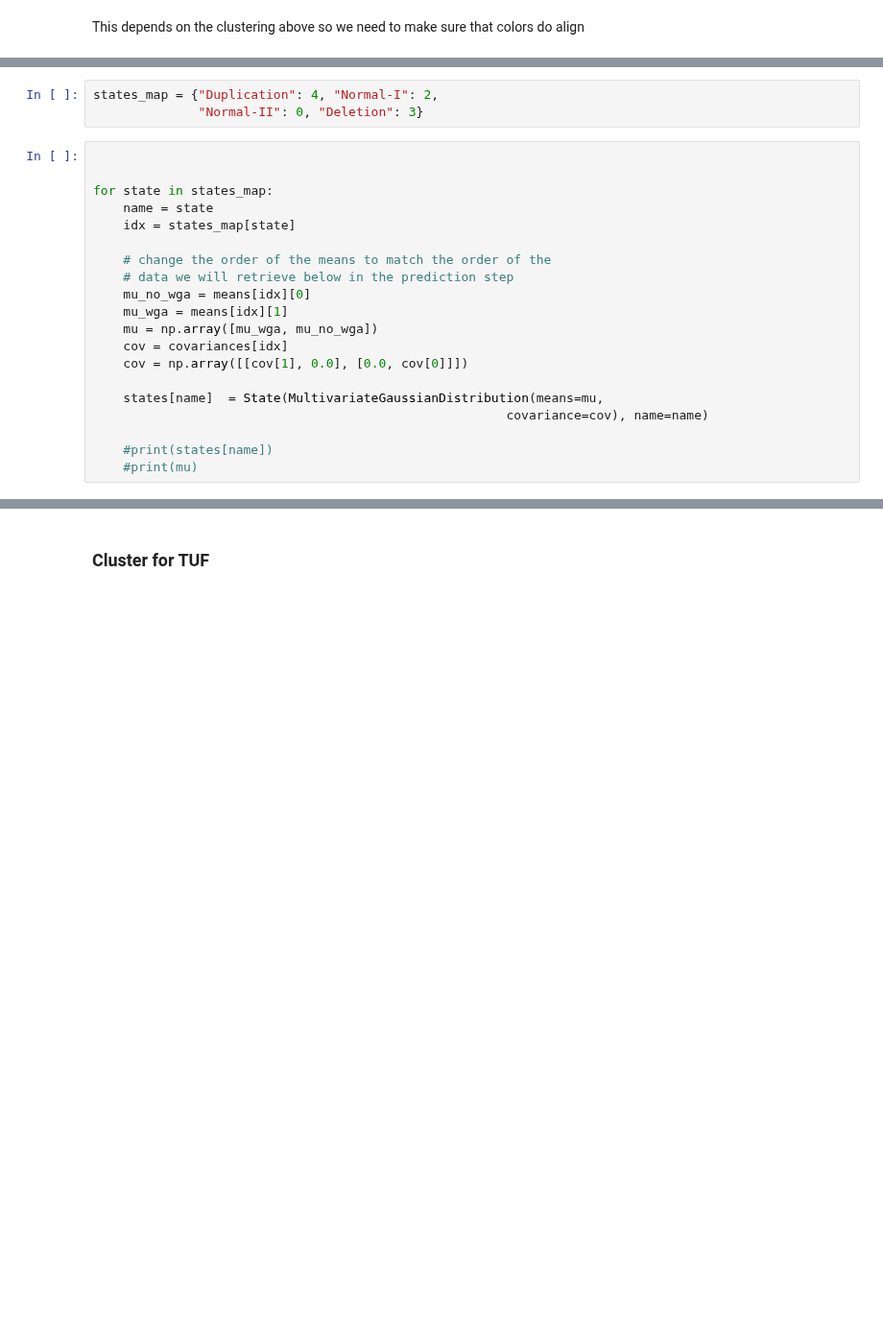
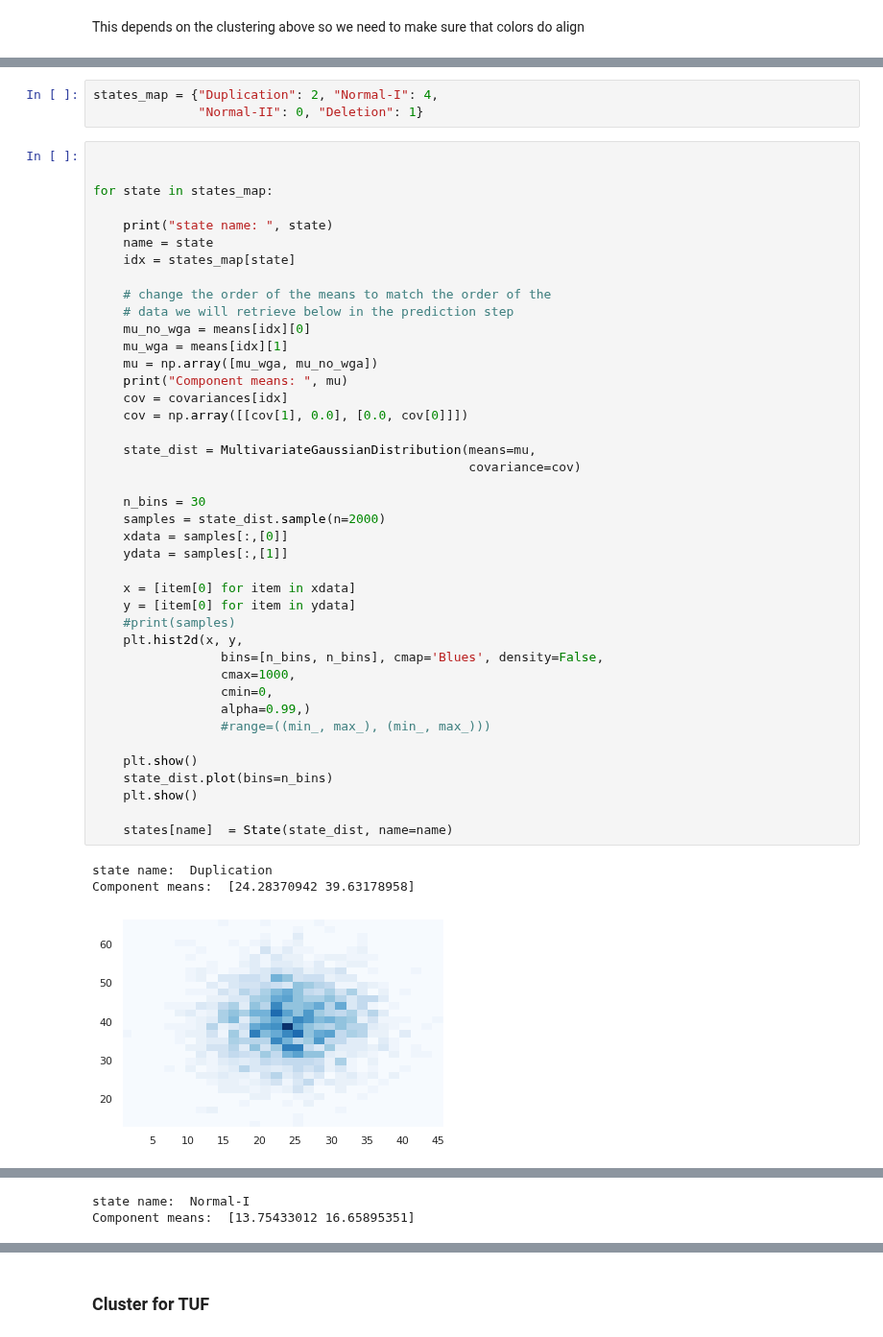
Before and after one commit to pockerman/hidden_markov_modeling, a Jupyter notebook: stories/story_15.ipynb, the cells around one changed output, grey strips where cells are left out. Shown at 96% size. Drawn from its saved outputs; the diff is of its cells as text; blank space fills up the shorter version.

```diff
--- a/stories/story_15.ipynb
+++ b/stories/story_15.ipynb
@@ -224,23 +225,48 @@ INFO: Component 4 means [39.63273133 24.28365303]
 # %%
-states_map = {"Duplication": 4, "Normal-I": 2,
-              "Normal-II": 0, "Deletion": 3}
+states_map = {"Duplication": 2, "Normal-I": 4,
+              "Normal-II": 0, "Deletion": 1}
 # %%
 
 
 for state in states_map:
+
+    print("state name: ", state)
     name = state
     idx = states_map[state]
 
     # change the order of the means to match the order of the
     # data we will retrieve below in the prediction step
     mu_no_wga = means[idx][0]
     mu_wga = means[idx][1]
     mu = np.array([mu_wga, mu_no_wga])
+    print("Component means: ", mu)
     cov = covariances[idx]
     cov = np.array([[cov[1], 0.0], [0.0, cov[0]]])
 
-    states[name]  = State(MultivariateGaussianDistribution(means=mu,
-                                                       covariance=cov), name=name)
+    state_dist = MultivariateGaussianDistribution(means=mu,
+                                                  covariance=cov)
 
-    #print(states[name])
-    #print(mu)
+    n_bins = 30
+    samples = state_dist.sample(n=2000)
+    xdata = samples[:,[0]]
+    ydata = samples[:,[1]]
+
+    x = [item[0] for item in xdata]
+    y = [item[0] for item in ydata]
+    #print(samples)
+    plt.hist2d(x, y,
+                 bins=[n_bins, n_bins], cmap='Blues', density=False,
+                 cmax=1000,
+                 cmin=0,
+                 alpha=0.99,)
+                 #range=((min_, max_), (min_, max_)))
+
+    plt.show()
+    state_dist.plot(bins=n_bins)
+    plt.show()
+
+    states[name]  = State(state_dist, name=name)
+# %% [output]
+state name:  Duplication
+Component means:  [24.28370942 39.63178958]
+[figure, added]
@@ -246,0 +274,2 @@ for state in states_map:
+state name:  Normal-I
+Component means:  [13.75433012 16.65895351]
```
Also changed, not shown: parts of 18 cells of this notebook.
